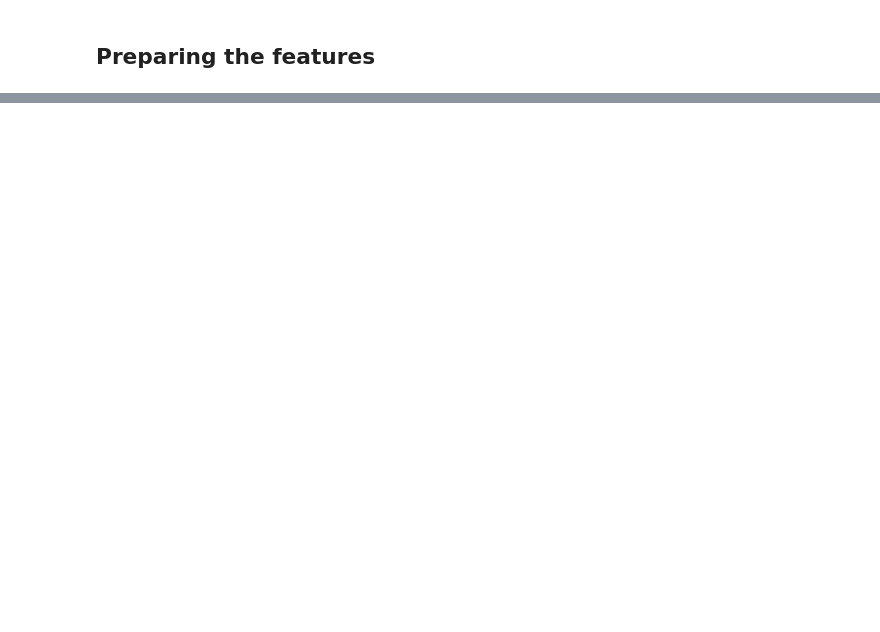
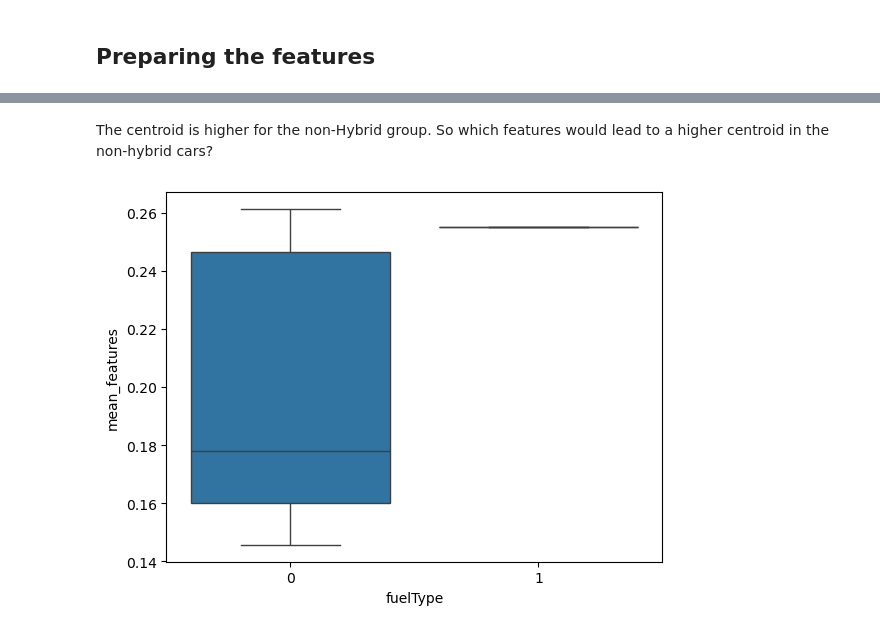
Before and after one commit to flylight-max/project-Datacamp, a Jupyter notebook: my_analysis_car_sales.ipynb, the cells around one changed output, grey strips where cells are left out. Cells and saved outputs as stored; diff of their text form; code cells hidden in the pictures; blank space fills up the shorter version.

```diff
--- a/my_analysis_car_sales.ipynb
+++ b/my_analysis_car_sales.ipynb
@@ -1335,0 +1454,9 @@ Can I standardize my data? They need to have a normal distribution first so I ca
+# %% [markdown]
+The centroid is higher for the non-Hybrid group. So which features would lead to a higher centroid in the non-hybrid cars?
+# %%
+df_test_FP_FN = df_test[df_test["fuelType"] != df_test["pred_fuelType"]]
+#visu
+sns.boxplot(x="fuelType", y="mean_features", data=df_test_FP_FN)
+plt.show()
+# %% [output]
+[figure, added]
```
Also changed, not shown: parts of 41 cells of this notebook, 6 other files.
